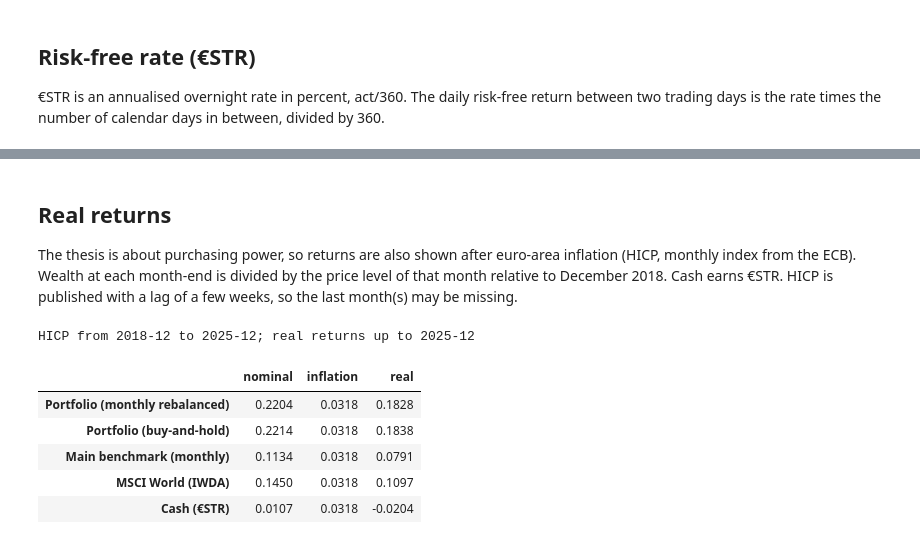
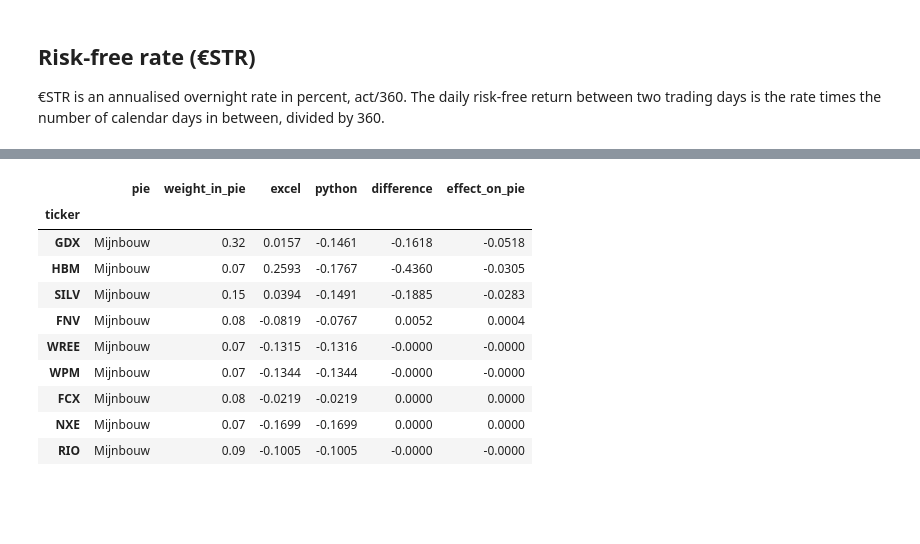
Before and after one commit to caswvandersteen/Investment-Portfolio-Analysis, a Jupyter notebook: notebooks/04_performance.ipynb, the cells around one changed output, grey strips where cells are left out. Drawn from its saved outputs; the diff is of its cells as text; code cells hidden in the pictures; blank space fills up the shorter version.

```diff
--- a/notebooks/04_performance.ipynb
+++ b/notebooks/04_performance.ipynb
@@ -357,40 +324,15 @@ recon.pivot_table(index="series", columns="period", values="difference", sort=Fa
-# %% [markdown]
-## Real returns
-
-The thesis is about purchasing power, so returns are also shown after euro-area inflation (HICP, monthly index from the ECB). Wealth at each month-end is divided by the price level of that month relative to December 2018. Cash earns €STR. HICP is published with a lag of a few weeks, so the last month(s) may be missing.
-# %%
-hicp_raw = pd.read_csv(HICP_URL)
-hicp = hicp_raw.set_index(pd.PeriodIndex(hicp_raw["TIME_PERIOD"], freq="M"))["OBS_VALUE"].sort_index()
-
-monthly_wealth = (1 + series.assign(**{"Cash (€STR)": rf})).cumprod().resample("ME").last()
-monthly_wealth.index = monthly_wealth.index.to_period("M")
-months = monthly_wealth.index.intersection(hicp.index)
-print(f"HICP from {hicp.index.min()} to {hicp.index.max()}; real returns up to {months.max()}")
-
-
-def real_returns(start_month, end_month):
-    """Annualised nominal, inflation and real return between two month-ends."""
-    start, end = pd.Period(start_month, "M"), pd.Period(end_month, "M")
-    window = [m for m in months if start <= m <= end]
-    first, last = window[0], window[-1]
-    base_wealth = monthly_wealth.loc[first - 1] if first - 1 in monthly_wealth.index else 1.0
-    n_years = (len(window)) / 12
-    nominal = monthly_wealth.loc[last] / base_wealth
-    inflation = hicp.loc[last] / hicp.loc[first - 1]
-    return pd.DataFrame({
-        "nominal": nominal ** (1 / n_years) - 1,
-        "inflation": inflation ** (1 / n_years) - 1,
-        "real": (nominal / inflation) ** (1 / n_years) - 1,
-    })
-# %% [output]
-HICP from 2018-12 to 2025-12; real returns up to 2025-12
-# %%
-real_full = real_returns("2019-01", str(months.max()))
-real_full.round(4)
-# %% [output]
-|  | nominal | inflation | real |
-| Portfolio (monthly rebalanced) | 0.2204 | 0.0318 | 0.1828 |
-| Portfolio (buy-and-hold) | 0.2214 | 0.0318 | 0.1838 |
-| Main benchmark (monthly) | 0.1134 | 0.0318 | 0.0791 |
-| MSCI World (IWDA) | 0.1450 | 0.0318 | 0.1097 |
-| Cash (€STR) | 0.0107 | 0.0318 | -0.0204 |
+# %%
+recon_june = ticker_reconciliation("2026-05-29", "2026-06-30")
+recon_june[recon_june["pie"] == "Mijnbouw"].round(4)
+# %% [output]
+|  | pie | weight_in_pie | excel | python | difference | effect_on_pie |
+| ticker |  |  |  |  |  |  |
+| GDX | Mijnbouw | 0.32 | 0.0157 | -0.1461 | -0.1618 | -0.0518 |
+| HBM | Mijnbouw | 0.07 | 0.2593 | -0.1767 | -0.4360 | -0.0305 |
+| SILV | Mijnbouw | 0.15 | 0.0394 | -0.1491 | -0.1885 | -0.0283 |
+| FNV | Mijnbouw | 0.08 | -0.0819 | -0.0767 | 0.0052 | 0.0004 |
+| WREE | Mijnbouw | 0.07 | -0.1315 | -0.1316 | -0.0000 | -0.0000 |
+| WPM | Mijnbouw | 0.07 | -0.1344 | -0.1344 | -0.0000 | -0.0000 |
+| FCX | Mijnbouw | 0.08 | -0.0219 | -0.0219 | 0.0000 | 0.0000 |
+| NXE | Mijnbouw | 0.07 | -0.1699 | -0.1699 | 0.0000 | 0.0000 |
+| RIO | Mijnbouw | 0.09 | -0.1005 | -0.1005 | -0.0000 | -0.0000 |
```
Also changed, not shown: parts of 42 cells of this notebook, 4 other files.
